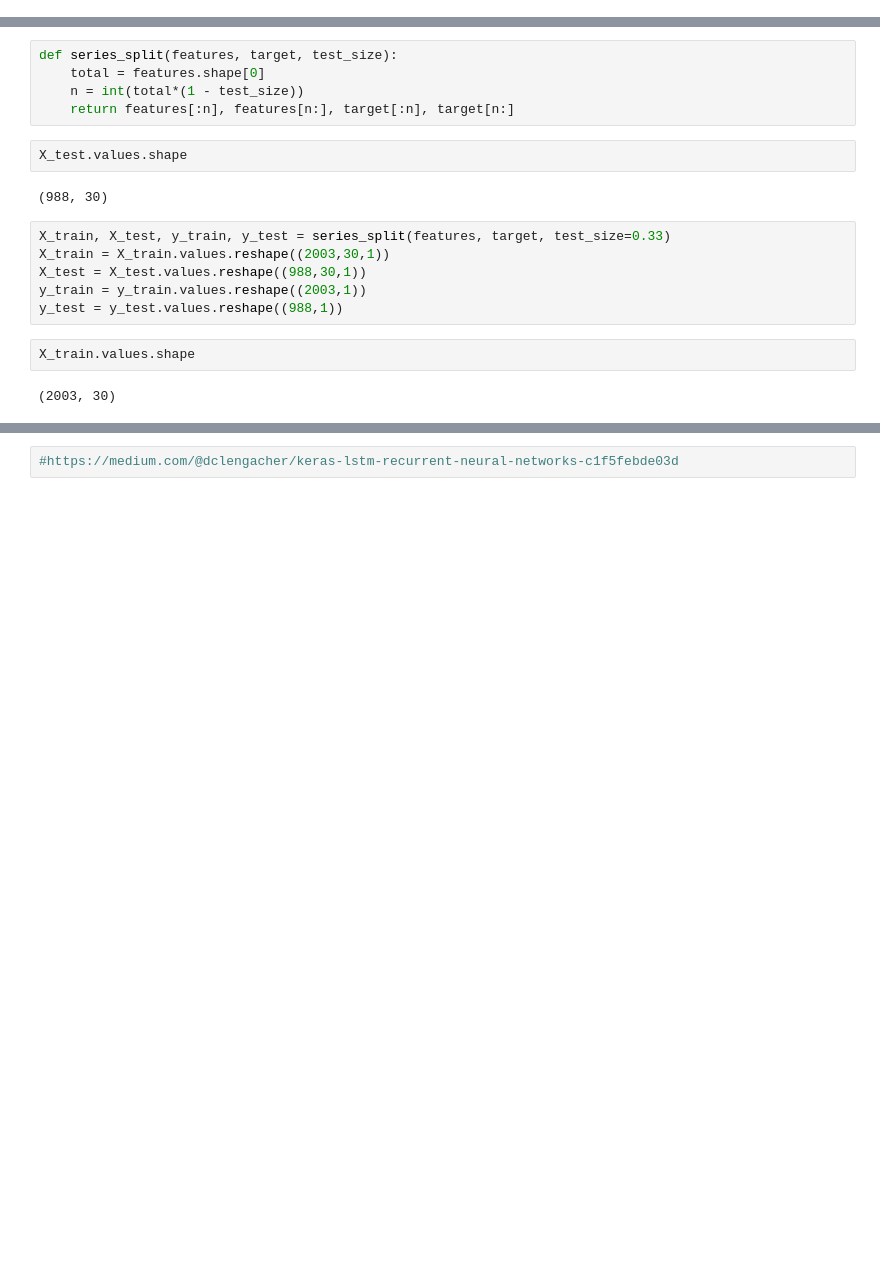
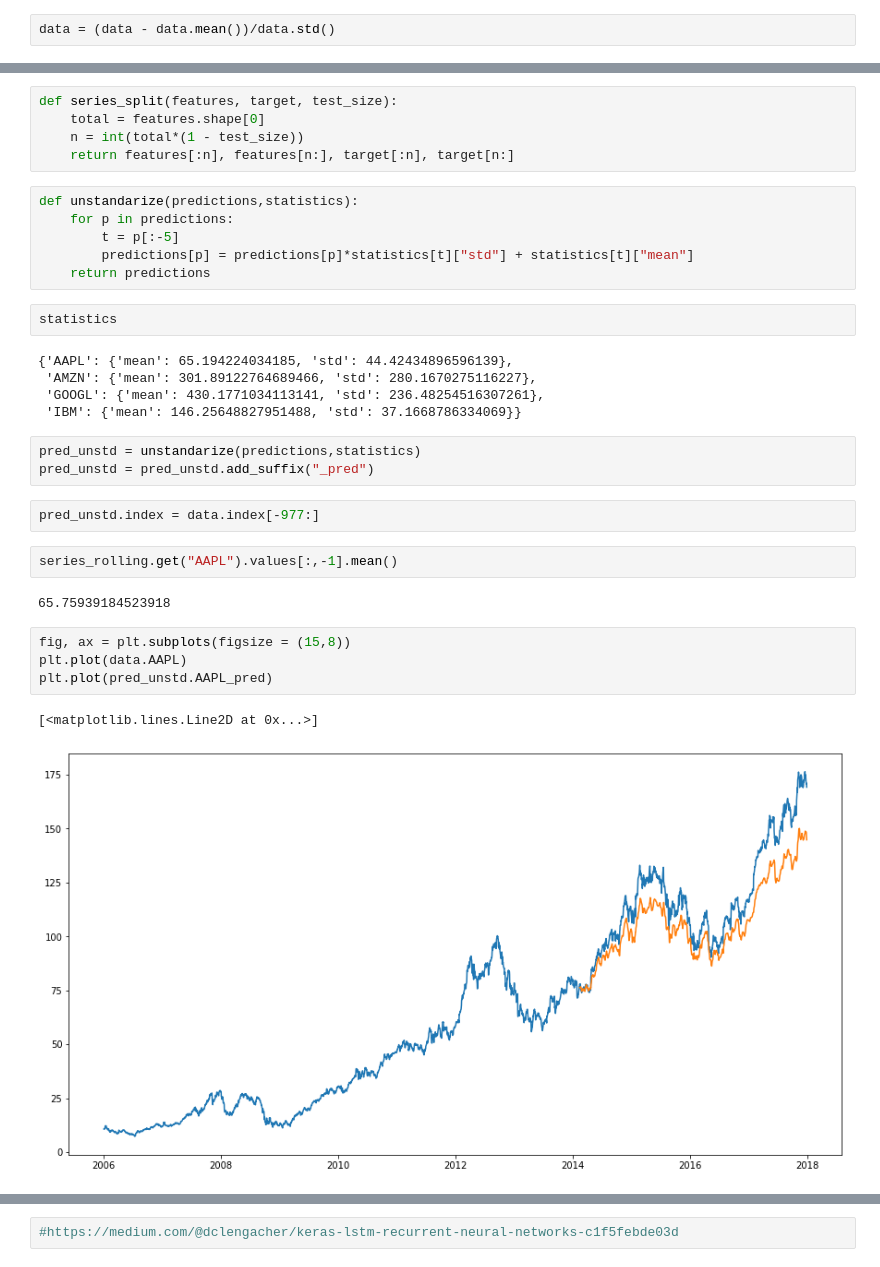
Before and after one commit to jomartla/TimeSeries_StockMarket, a Jupyter notebook: CNN1d.ipynb, the cells around one changed output, grey strips where cells are left out. Saved outputs shown, nothing was run; the diff lists cells and outputs as text; blank space fills up the shorter version.

```diff
--- a/CNN1d.ipynb
+++ b/CNN1d.ipynb
@@ -69,0 +75,2 @@ X_train, X_test, y_train, y_test = series_split(features, target, test_size=0.33
+# %%
+data = (data - data.mean())/data.std()
@@ -72,17 +90,32 @@ def series_split(features, target, test_size):
     total = features.shape[0]
     n = int(total*(1 - test_size))
     return features[:n], features[n:], target[:n], target[n:]
-# %%
-X_test.values.shape
-# %% [output]
-(988, 30)
-# %%
-X_train, X_test, y_train, y_test = series_split(features, target, test_size=0.33)
-X_train = X_train.values.reshape((2003,30,1))
-X_test = X_test.values.reshape((988,30,1))
-y_train = y_train.values.reshape((2003,1))
-y_test = y_test.values.reshape((988,1))
-# %%
-X_train.values.shape
-# %% [output]
-(2003, 30)
+# %%
+def unstandarize(predictions,statistics):
+    for p in predictions:
+        t = p[:-5]
+        predictions[p] = predictions[p]*statistics[t]["std"] + statistics[t]["mean"]
+    return predictions
+# %%
+statistics
+# %% [output]
+{'AAPL': {'mean': 65.194224034185, 'std': 44.42434896596139},
+ 'AMZN': {'mean': 301.89122764689466, 'std': 280.1670275116227},
+ 'GOOGL': {'mean': 430.1771034113141, 'std': 236.48254516307261},
+ 'IBM': {'mean': 146.25648827951488, 'std': 37.1668786334069}}
+# %%
+pred_unstd = unstandarize(predictions,statistics)
+pred_unstd = pred_unstd.add_suffix("_pred")
+# %%
+pred_unstd.index = data.index[-977:]
+# %%
+series_rolling.get("AAPL").values[:,-1].mean()
+# %% [output]
+65.75939184523918
+# %%
+fig, ax = plt.subplots(figsize = (15,8))
+plt.plot(data.AAPL)
+plt.plot(pred_unstd.AAPL_pred)
+# %% [output]
+[<matplotlib.lines.Line2D at 0x...>]
+[figure, added]
```
Also changed, not shown: parts of 31 cells of this notebook, 3 other files.
